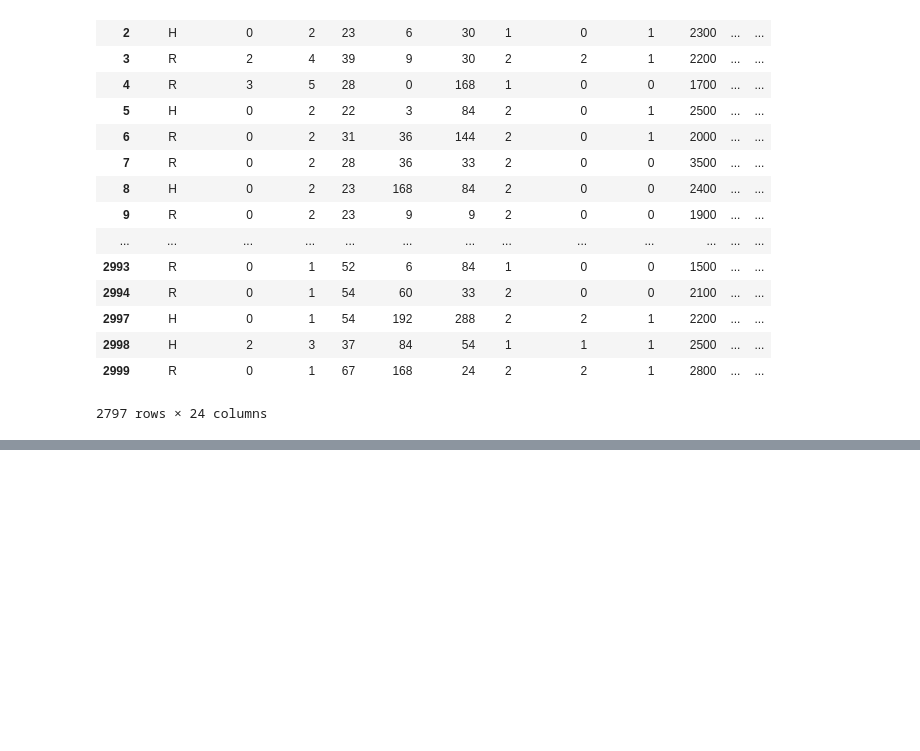
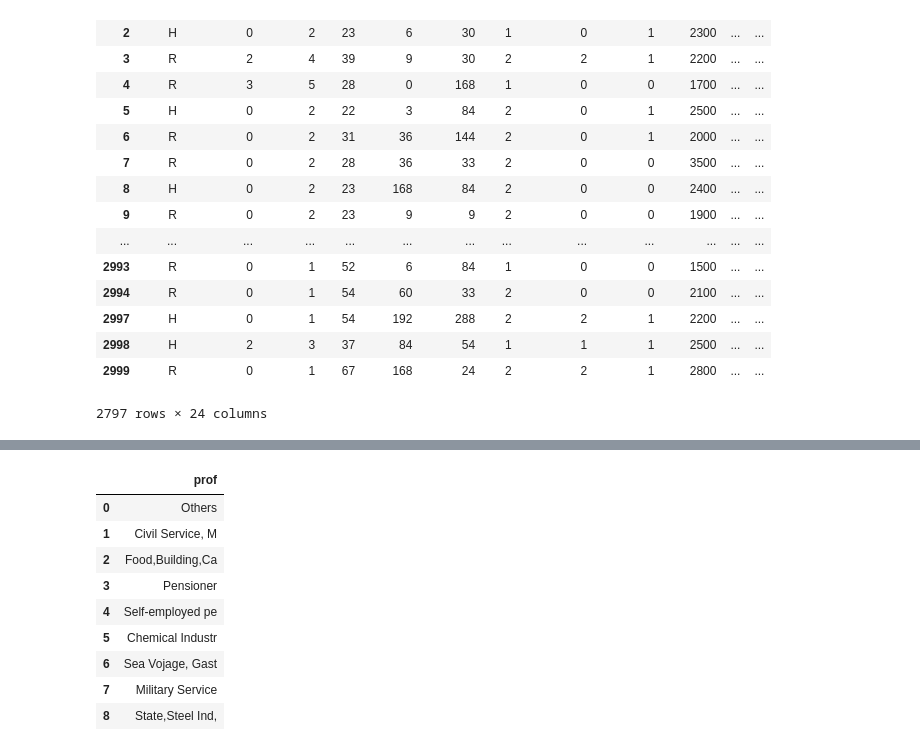
Before and after one commit to anastasiakaida/reliability-assessment, a Jupyter notebook: rel_borrower.ipynb, the cells around one changed output, grey strips where cells are left out. Cells and saved outputs as stored; diff of their text form; code cells hidden in the pictures; blank space fills up the shorter version.

```diff
--- a/rel_borrower.ipynb
+++ b/rel_borrower.ipynb
@@ -185,0 +291,15 @@ excel
+# %%
+prof_groups = excel['PROF'].unique()
+prof_index = pd.DataFrame(prof_groups, index=np.arange(len(prof_groups)), columns=['prof'])
+prof_index
+# %% [output]
+|  | prof |
+| 0 | Others |
+| 1 | Civil Service, M |
+| 2 | Food,Building,Ca |
+| 3 | Pensioner |
+| 4 | Self-employed pe |
+| 5 | Chemical Industr |
+| 6 | Sea Vojage, Gast |
+| 7 | Military Service |
+| 8 | State,Steel Ind, |
```
Also changed, not shown: parts of 14 cells of this notebook.
